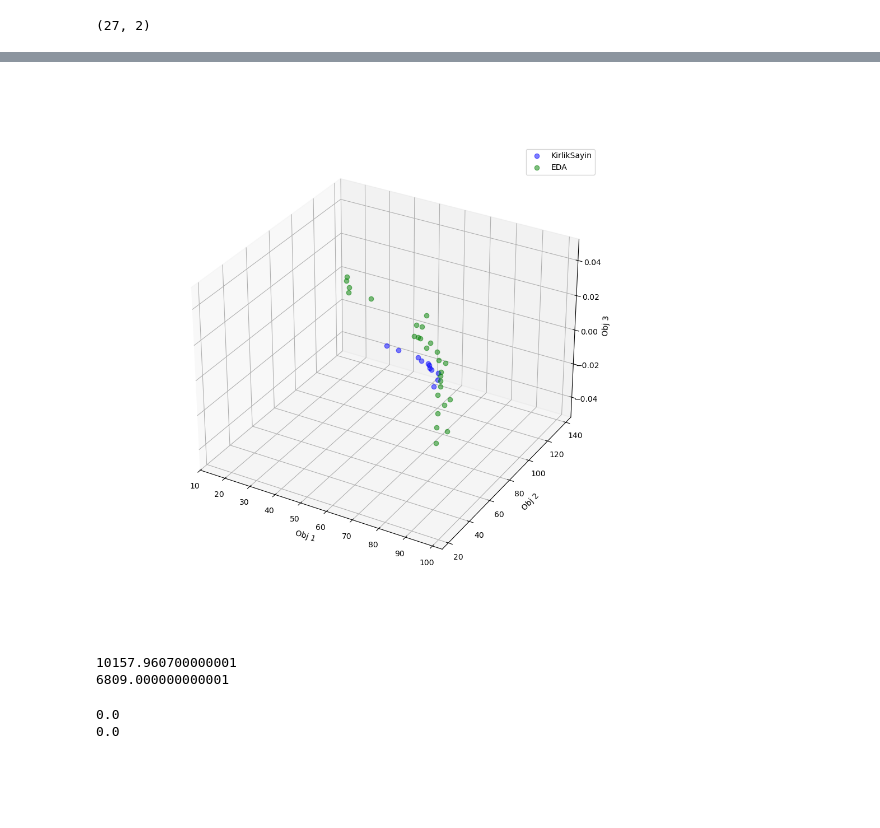
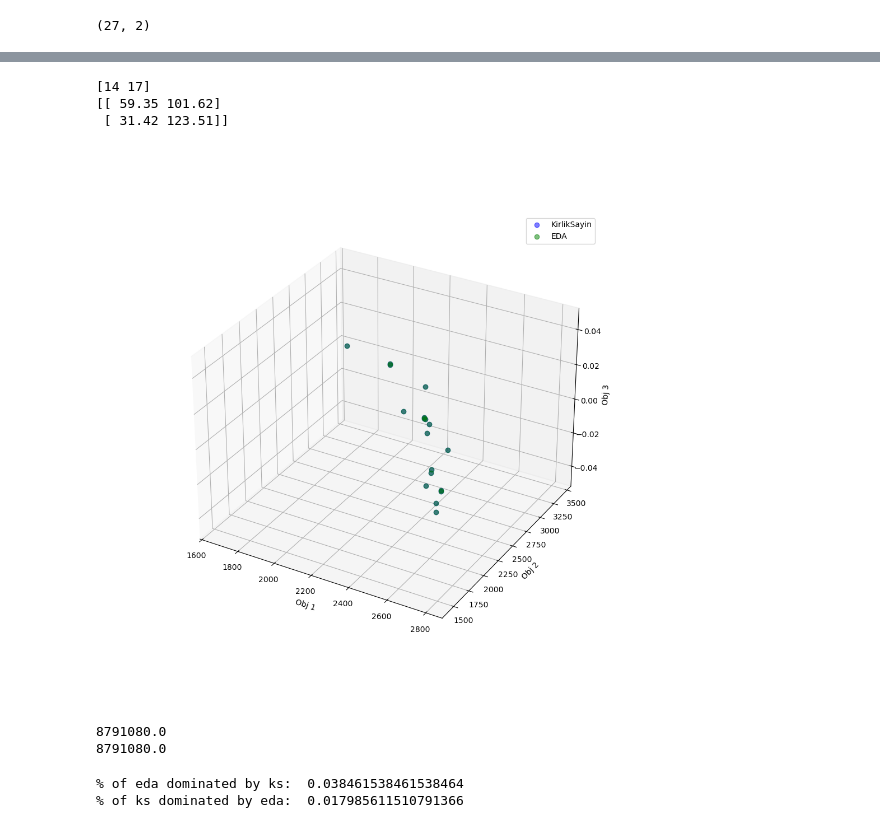
Before and after one commit to rameshsrinivasanuci/multiobjective, a Jupyter notebook: simulations/result_eval.ipynb, the cells around one changed output, grey strips where cells are left out. Cells and saved outputs as stored; diff of their text form; code cells hidden in the pictures; blank space fills up the shorter version.

Commit message:
run and compare exact, ks, and eda solutions for small scale problems

```diff
--- a/simulations/result_eval.ipynb
+++ b/simulations/result_eval.ipynb
@@ -45,0 +50,4 @@ EDA finished in 14.38s (mode 1: 31 gens, mode 2: 4 gens)
+# %%
+pf_exact = np.load(f"results/exact_front_{n_obj}obj_{n_items}items_{rho}rho_allneg.npz")["F"]
+pf_ks = np.load(f"results/KS_{n_obj}obj_{n_items}items_{rho}rho_allneg.npz")["pf"]
+pf_eda = np.load(f"results/eda_{n_obj}obj_{n_items}items_{rho}rho_allneg.npz")["arr_0"]
@@ -46,8 +69,10 @@ EDA finished in 14.38s (mode 1: 31 gens, mode 2: 4 gens)
 # %%
-# pf_eda_pd = pd.read_csv("../card_game/eda_results/pf_trial0.csv", header=None)
-# pf_eda = np.array(pf_eda_pd)
-pf_eda = np.load("pf_1_eda.npz")["arr_0"]
+pf_eda_pd = pd.read_csv("../card_game/eda_results/pf_trial0.csv", header=None)
+pf_eda = np.array(pf_eda_pd)
+pf_eda = np.load("problems/pf_1_eda.npz")["arr_0"]
+pf_KirlikSayin_no_constraint = np.load("problems/pf_1_no_constraint.npz")["pf"]
 pf_KirlikSayin = np.load("problems/pf_1.npz")["pf"]
+pf_TV = np.load("problems/pf_1_TV.npz")["pf"]
 # %%
 pf_eda.shape
 # %% [output]
@@ -59,31 +112,39 @@ pf_KirlikSayin.shape
+# %%
+missing, idx = rows_not_in(pf_TV, pf_KirlikSayin)
+print(idx)
+print(missing)
+# %% [output]
+[14 17]
+[[ 59.35 101.62]
+ [ 31.42 123.51]]
 # %%
 import matplotlib.pyplot as plt
 %matplotlib widget
 from mpl_toolkits.mplot3d import Axes3D
 
 fig = plt.figure(figsize=(10, 10))
 ax = fig.add_subplot(projection='3d')
-ax.plot(pf_KirlikSayin[:,0], pf_KirlikSayin[:,1], 'bo', alpha=0.5, markersize=6, label="KirlikSayin")
-ax.plot(pf_eda[:,0], pf_eda[:,1], 'go', alpha=0.5, markersize=6, label="EDA")
+ax.plot(pf_eda[:,0], pf_eda[:,1], pf_eda[:,2], 'bo', alpha=0.5, markersize=6, label="KirlikSayin")
+ax.plot(pf_exact[:,0], pf_exact[:,1], pf_exact[:,2], 'go', alpha=0.5, markersize=6, label="EDA")
 ax.set_xlabel('Obj 1')
 ax.set_ylabel('Obj 2')
 ax.set_zlabel('Obj 3')
 ax.legend()
 plt.show()
 # %% [output]
-[figure, old version]
+[figure, new version]
 # %%
 from pymoo.indicators.hv import HV
 
 ref_point = np.zeros(n_obj)
 hv = HV(ref_point=ref_point)
 hv_pf_eda = hv(-pf_eda)
-hv_pf_KirlikSayin = hv(-pf_KirlikSayin)
+hv_pf_ks = hv(-pf_ks)
+print(hv_pf_ks)
 print(hv_pf_eda)
-print(hv_pf_KirlikSayin)
 # %% [output]
-10157.960700000001
-6809.000000000001
+8791080.0
+8791080.0
 # %%
 def calculate_dominated(pf_predicted, pf_actual, n_obj):
     dominated = np.zeros(len(pf_predicted))
@@ -95,9 +156,10 @@ def calculate_dominated(pf_predicted, pf_actual, n_obj):
                 break
     return np.sum(dominated), np.sum(dominated)/len(pf_predicted)
 
-num_dominated, ratio_dominated = calculate_dominated(pf_eda, pf_KirlikSayin, 3)
-print(num_dominated)
-print(ratio_dominated)
+num_dominated, ratio_dominated = calculate_dominated(pf_eda, pf_ks, 3)
+print("% of eda dominated by ks: ", ratio_dominated)
+num_dominated, ratio_dominated = calculate_dominated(pf_ks, pf_eda, 3)
+print("% of ks dominated by eda: ", ratio_dominated)
 # %% [output]
-0.0
-0.0
+% of eda dominated by ks:  0.038461538461538464
+% of ks dominated by eda:  0.017985611510791366
```
Also changed, not shown: parts of 8 cells of this notebook, 2 other files.
